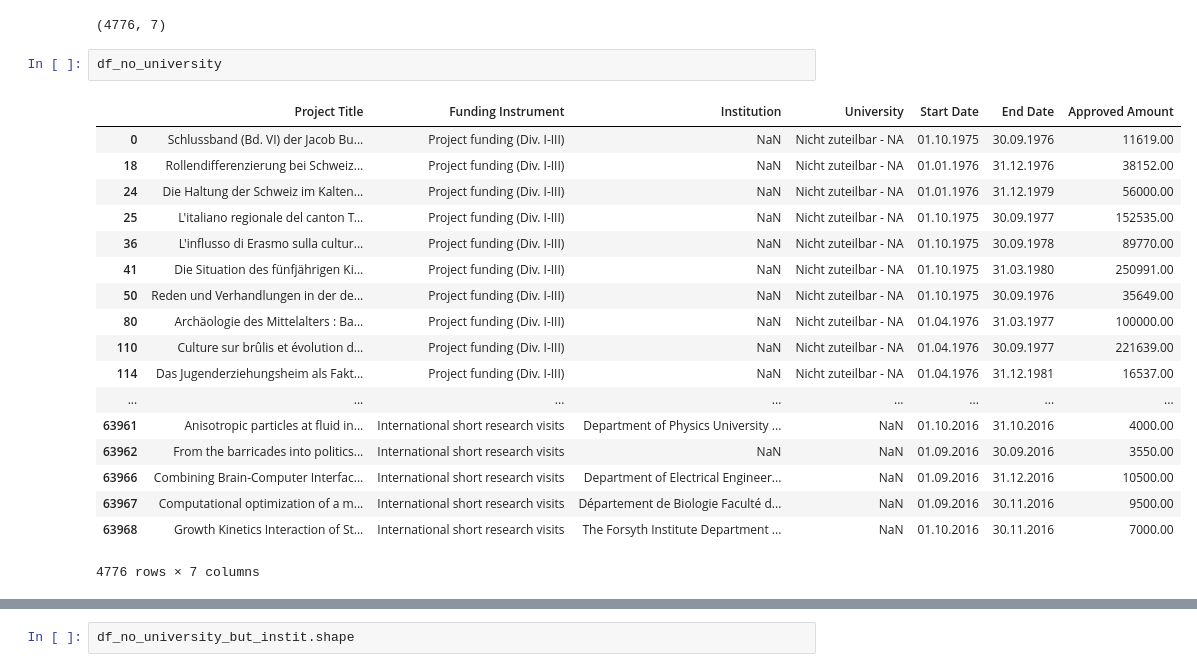
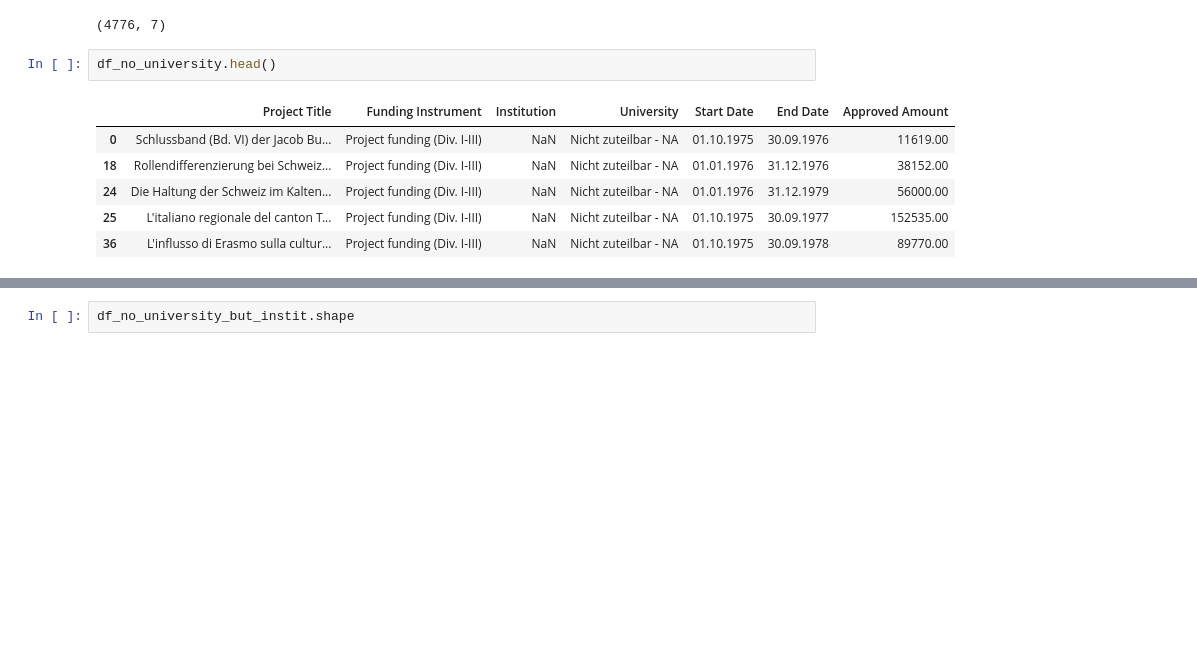
Before and after one commit to Rivollet/ADAHomework, a Jupyter notebook: 03 - Interactive Viz/Interactive Viz Notebook.ipynb, the cells around one changed output, grey strips where cells are left out. Drawn from its saved outputs; the diff is of its cells as text; blank space fills up the shorter version.

```diff
--- a/03 - Interactive Viz/Interactive Viz Notebook.ipynb
+++ b/03 - Interactive Viz/Interactive Viz Notebook.ipynb
@@ -86,25 +73,13 @@ df_no_university.shape
 # %% [output]
 (4776, 7)
 # %%
-df_no_university
+df_no_university.head()
 # %% [output]
 |  | Project Title | Funding Instrument | Institution | University | Start Date | End Date | Approved Amount |
 | 0 | Schlussband (Bd. VI) der Jacob Bu... | Project funding (Div. I-III) | NaN | Nicht zuteilbar - NA | 01.10.1975 | 30.09.1976 | 11619.00 |
 | 18 | Rollendifferenzierung bei Schweiz... | Project funding (Div. I-III) | NaN | Nicht zuteilbar - NA | 01.01.1976 | 31.12.1976 | 38152.00 |
 | 24 | Die Haltung der Schweiz im Kalten... | Project funding (Div. I-III) | NaN | Nicht zuteilbar - NA | 01.01.1976 | 31.12.1979 | 56000.00 |
 | 25 | L'italiano regionale del canton T... | Project funding (Div. I-III) | NaN | Nicht zuteilbar - NA | 01.10.1975 | 30.09.1977 | 152535.00 |
 | 36 | L'influsso di Erasmo sulla cultur... | Project funding (Div. I-III) | NaN | Nicht zuteilbar - NA | 01.10.1975 | 30.09.1978 | 89770.00 |
-| 41 | Die Situation des fünfjährigen Ki... | Project funding (Div. I-III) | NaN | Nicht zuteilbar - NA | 01.10.1975 | 31.03.1980 | 250991.00 |
-| 50 | Reden und Verhandlungen in der de... | Project funding (Div. I-III) | NaN | Nicht zuteilbar - NA | 01.10.1975 | 30.09.1976 | 35649.00 |
-| 80 | Archäologie des Mittelalters : Ba... | Project funding (Div. I-III) | NaN | Nicht zuteilbar - NA | 01.04.1976 | 31.03.1977 | 100000.00 |
-| 110 | Culture sur brûlis et évolution d... | Project funding (Div. I-III) | NaN | Nicht zuteilbar - NA | 01.04.1976 | 30.09.1977 | 221639.00 |
-| 114 | Das Jugenderziehungsheim als Fakt... | Project funding (Div. I-III) | NaN | Nicht zuteilbar - NA | 01.04.1976 | 31.12.1981 | 16537.00 |
-| ... | ... | ... | ... | ... | ... | ... | ... |
-| 63961 | Anisotropic particles at fluid in... | International short research visits | Department of Physics University ... | NaN | 01.10.2016 | 31.10.2016 | 4000.00 |
-| 63962 | From the barricades into politics... | International short research visits | NaN | NaN | 01.09.2016 | 30.09.2016 | 3550.00 |
-| 63966 | Combining Brain-Computer Interfac... | International short research visits | Department of Electrical Engineer... | NaN | 01.09.2016 | 31.12.2016 | 10500.00 |
-| 63967 | Computational optimization of a m... | International short research visits | Département de Biologie Faculté d... | NaN | 01.09.2016 | 30.11.2016 | 9500.00 |
-| 63968 | Growth Kinetics Interaction of St... | International short research visits | The Forsyth Institute Department ... | NaN | 01.10.2016 | 30.11.2016 | 7000.00 |
-4776 rows × 7 columns
 # %%
 df_no_university_but_instit = df_no_university[~df_no_university['Institution'].isnull()]
```
Also changed, not shown: parts of 24 cells of this notebook, 2 other files.
